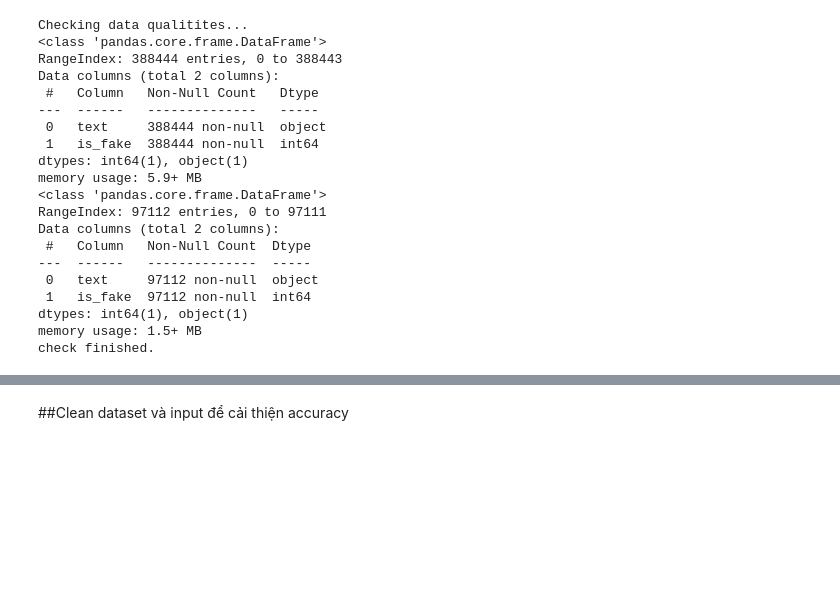
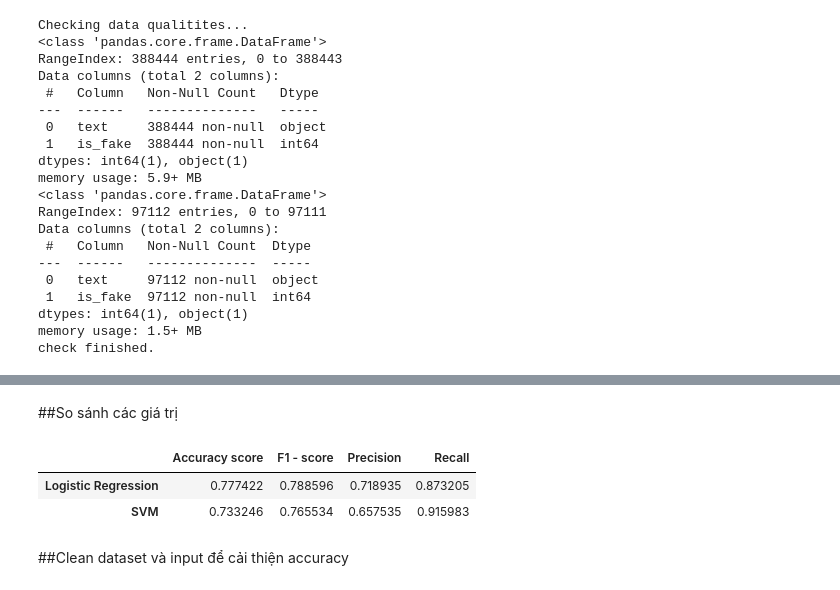
Before and after one commit to dxmai/CS114.L21.KHCL, a Jupyter notebook: FinalProject/FakeNewsDetection_FinalModel.ipynb, the cells around one changed output, grey strips where cells are left out. Cells and saved outputs as stored; diff of their text form; code cells hidden in the pictures; blank space fills up the shorter version.

```diff
--- a/FinalProject/FakeNewsDetection_FinalModel.ipynb
+++ b/FinalProject/FakeNewsDetection_FinalModel.ipynb
@@ -544,3 +546,18 @@ Text(33.0, 0.5, 'True')
+# %% [markdown]
+##So sánh các giá trị
+# %%
+compare_table = {'Accuracy score':[accuracy_score(test['is_fake'], predicted_logR), accuracy_score(test['is_fake'], predicted_svm)],
+                 'F1 - score':[f1_score(test['is_fake'], predicted_logR), f1_score(test['is_fake'], predicted_svm)],
+                 'Precision': [precision_score(test['is_fake'], predicted_logR), precision_score(test['is_fake'], predicted_svm)],
+                 'Recall': [recall_score(test['is_fake'], predicted_logR), recall_score(test['is_fake'], predicted_svm)]
+                 }
+# %%
+table = pd.DataFrame(compare_table, index = ["Logistic Regression", "SVM"])
+table
+# %% [output]
+|  | Accuracy score | F1 - score | Precision | Recall |
+| Logistic Regression | 0.777422 | 0.788596 | 0.718935 | 0.873205 |
+| SVM | 0.733246 | 0.765534 | 0.657535 | 0.915983 |
 # %% [markdown]
 ##Clean dataset và input để cải thiện accuracy
 # %%
```
Also changed, not shown: parts of 55 cells of this notebook.
